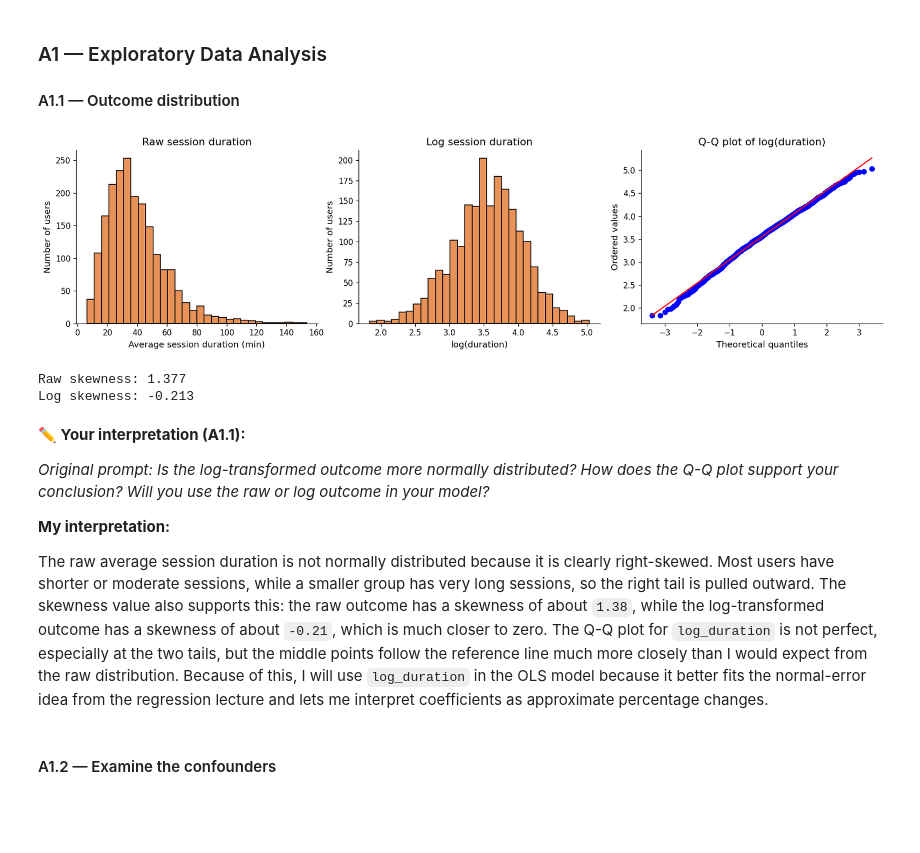
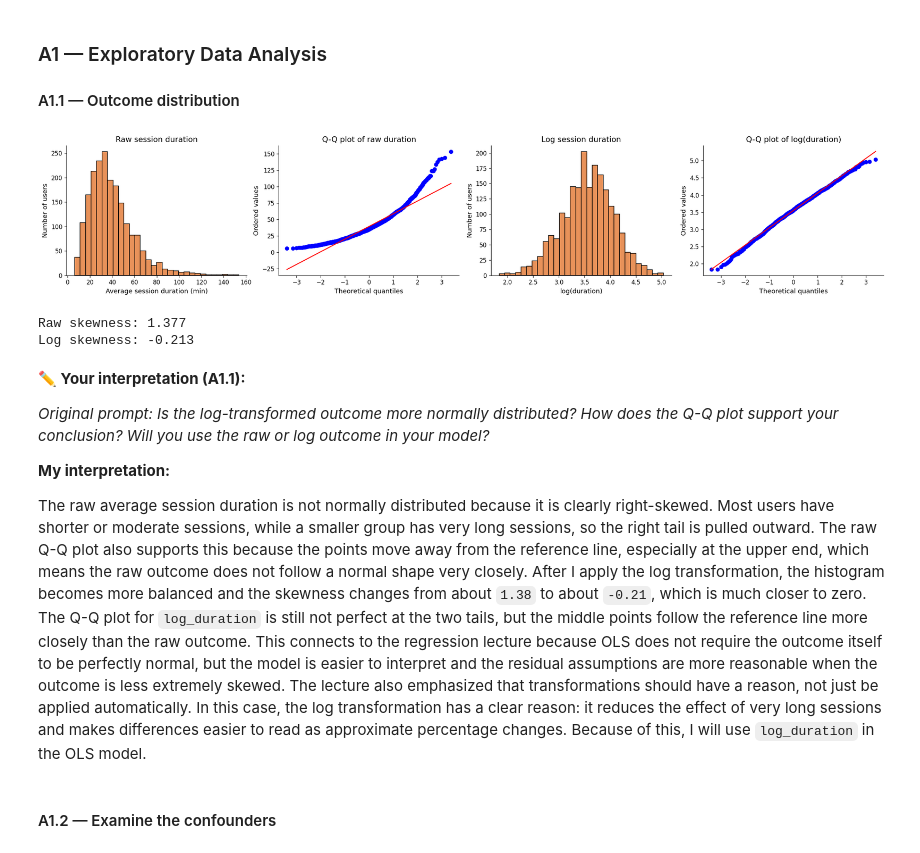
Before and after one commit to kayneh-dev/IAT461_Assignment2, a Jupyter notebook: iat461_a2_KayneHoy_301543404.ipynb, the cells around one changed output. Cells and saved outputs as stored; diff of their text form; code cells hidden in the pictures; blank space fills up the shorter version.

```diff
--- a/iat461_a2_KayneHoy_301543404.ipynb
+++ b/iat461_a2_KayneHoy_301543404.ipynb
@@ -132,41 +132,49 @@ dtype: int64
 # %%
 # This cell checks the outcome distribution before modeling.
 # I compare the raw outcome with the log-transformed outcome because the
 # lecture showed that right-skewed variables can become easier to model after a log transform.
 
 # Target outcome variable
 outcome = 'avg_whiteboard_session_duration_min'
 y_raw = df_ab[outcome]
 df_ab['log_duration'] = np.log(df_ab[outcome])
 y_log = df_ab['log_duration']
 
-fig, axes = plt.subplots(1, 3, figsize=(15, 4))
+fig, axes = plt.subplots(1, 4, figsize=(20, 4))
 
 # Raw outcome histogram
 axes[0].hist(y_raw, bins=30, edgecolor='black', color=ACCENT)
 axes[0].set_title('Raw session duration')
 axes[0].set_xlabel('Average session duration (min)')
 axes[0].set_ylabel('Number of users')
 
+# Q-Q plot for the raw outcome
+# This shows whether the raw outcome follows the normal distribution closely.
+stats.probplot(y_raw, dist='norm', plot=axes[1])
+axes[1].set_title('Q-Q plot of raw duration')
+axes[1].set_xlabel('Theoretical quantiles')
+axes[1].set_ylabel('Ordered values')
+
 # Log outcome histogram
-axes[1].hist(y_log, bins=30, edgecolor='black', color=ACCENT)
-axes[1].set_title('Log session duration')
-axes[1].set_xlabel('log(duration)')
-axes[1].set_ylabel('Number of users')
+axes[2].hist(y_log, bins=30, edgecolor='black', color=ACCENT)
+axes[2].set_title('Log session duration')
+axes[2].set_xlabel('log(duration)')
+axes[2].set_ylabel('Number of users')
 
 # Q-Q plot for the log outcome
-stats.probplot(y_log, dist='norm', plot=axes[2])
-axes[2].set_title('Q-Q plot of log(duration)')
-axes[2].set_xlabel('Theoretical quantiles')
-axes[2].set_ylabel('Ordered values')
+# I use this to check whether the log transform improves the shape.
+stats.probplot(y_log, dist='norm', plot=axes[3])
+axes[3].set_title('Q-Q plot of log(duration)')
+axes[3].set_xlabel('Theoretical quantiles')
+axes[3].set_ylabel('Ordered values')
 
 plt.tight_layout()
 plt.show()
 
 print(f"Raw skewness: {y_raw.skew():.3f}")
 print(f"Log skewness: {y_log.skew():.3f}")
 # %% [output]
-[figure, old version]
+[figure, new version]
 Raw skewness: 1.377
 Log skewness: -0.213
 # %% [markdown]
@@ -176,7 +184,7 @@ Log skewness: -0.213
 
 **My interpretation:**
 
-The raw average session duration is not normally distributed because it is clearly right-skewed. Most users have shorter or moderate sessions, while a smaller group has very long sessions, so the right tail is pulled outward. The skewness value also supports this: the raw outcome has a skewness of about `1.38`, while the log-transformed outcome has a skewness of about `-0.21`, which is much closer to zero. The Q-Q plot for `log_duration` is not perfect, especially at the two tails, but the middle points follow the reference line much more closely than I would expect from the raw distribution. Because of this, I will use `log_duration` in the OLS model because it better fits the normal-error idea from the regression lecture and lets me interpret coefficients as approximate percentage changes.
+The raw average session duration is not normally distributed because it is clearly right-skewed. Most users have shorter or moderate sessions, while a smaller group has very long sessions, so the right tail is pulled outward. The raw Q-Q plot also supports this because the points move away from the reference line, especially at the upper end, which means the raw outcome does not follow a normal shape very closely. After I apply the log transformation, the histogram becomes more balanced and the skewness changes from about `1.38` to about `-0.21`, which is much closer to zero. The Q-Q plot for `log_duration` is still not perfect at the two tails, but the middle points follow the reference line more closely than the raw outcome. This connects to the regression lecture because OLS does not require the outcome itself to be perfectly normal, but the model is easier to interpret and the residual assumptions are more reasonable when the outcome is less extremely skewed. The lecture also emphasized that transformations should have a reason, not just be applied automatically. In this case, the log transformation has a clear reason: it reduces the effect of very long sessions and makes differences easier to read as approximate percentage changes. Because of this, I will use `log_duration` in the OLS model.
 # %% [markdown]
 #### A1.2 — Examine the confounders
 # %%
```
Also changed, not shown: parts of 7 cells of this notebook, 1 other file.
